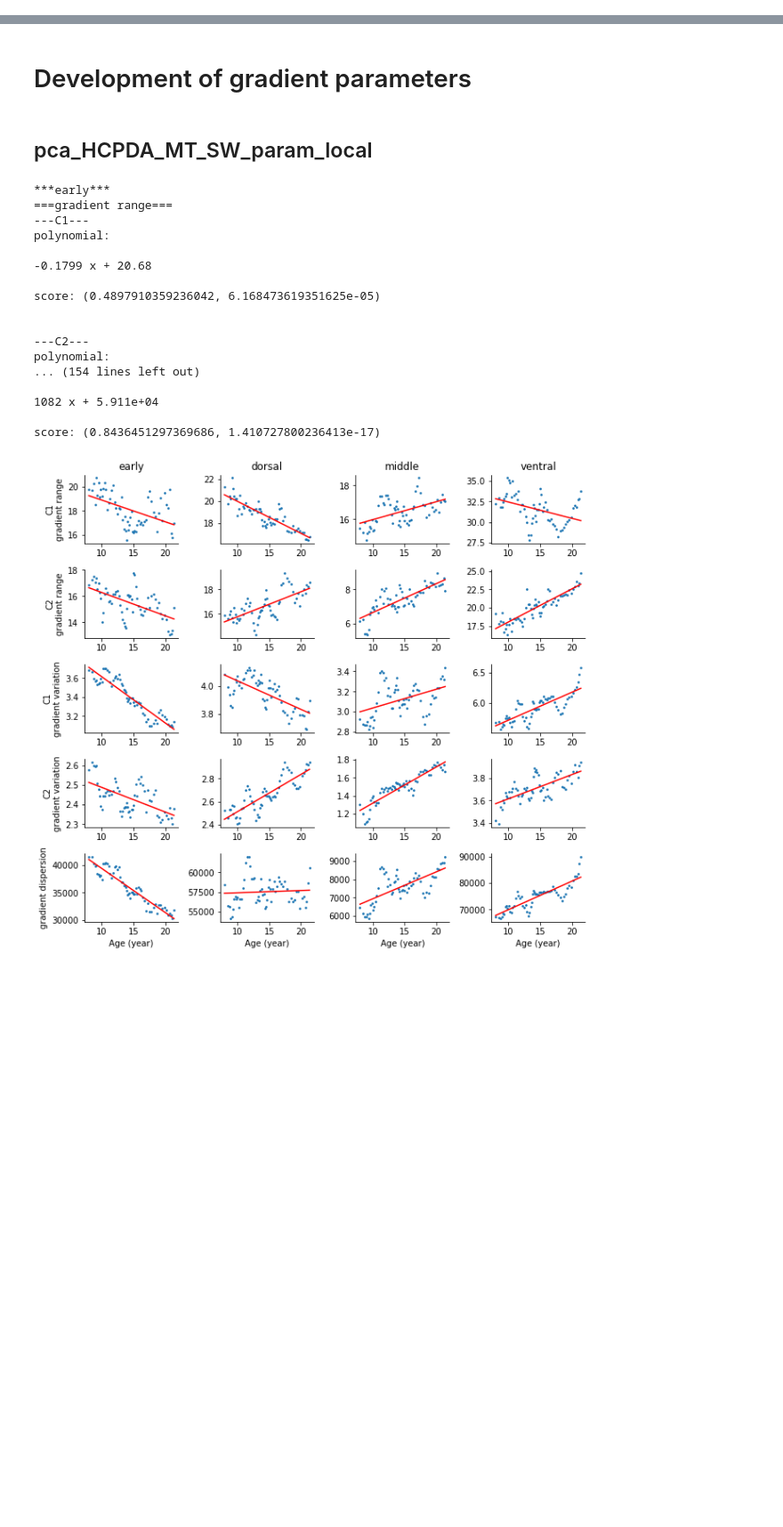
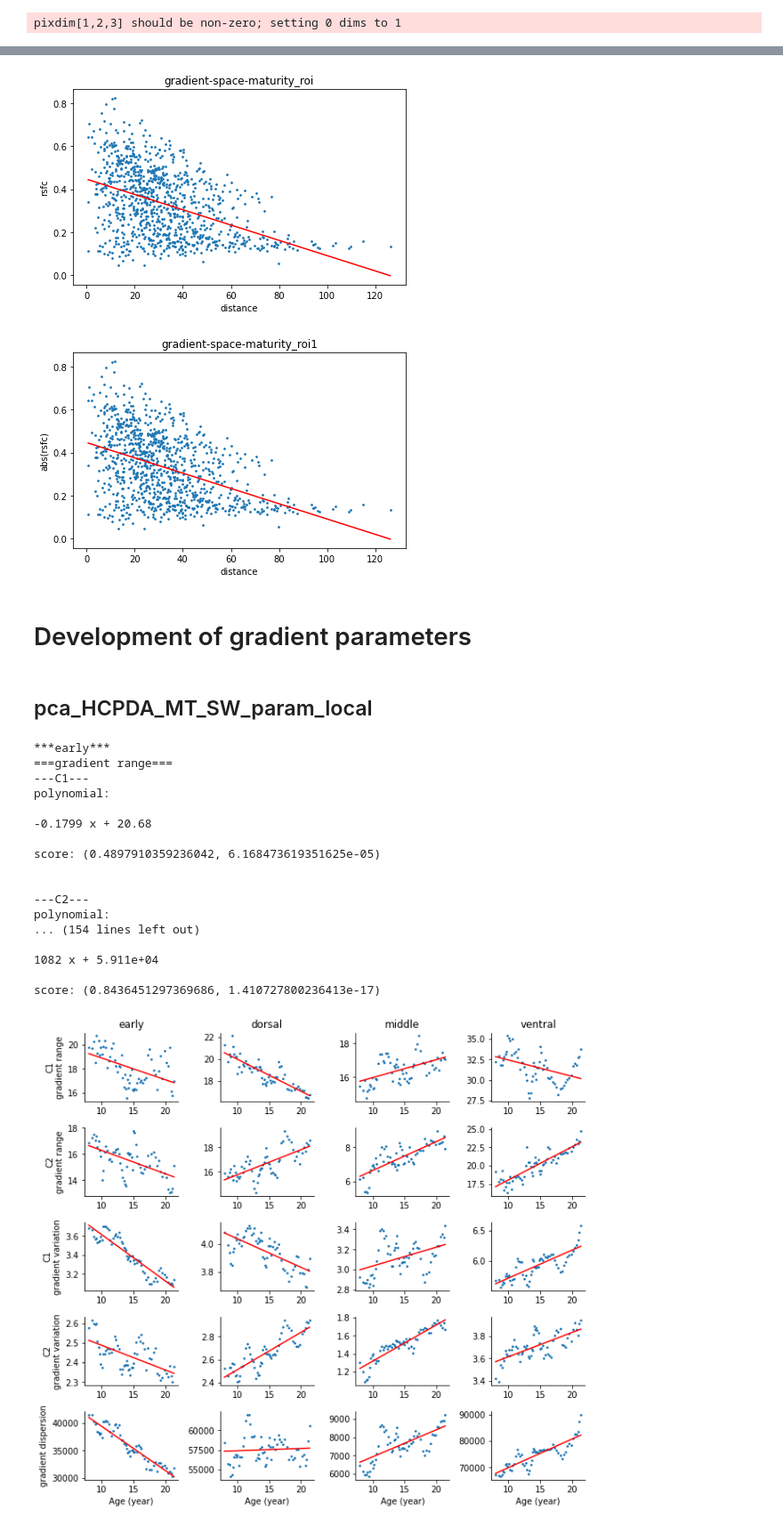
Before and after one commit to BNUCNL/nibrain, a Jupyter notebook: cxy_visual_dev/scripts/plot_scatter.ipynb, the cells around one changed output, grey strips where cells are left out. Shown at 89% size. Saved outputs shown, nothing was run; the diff lists cells and outputs as text; code cells hidden in the pictures; blank space fills up the shorter version.

```diff
--- a/cxy_visual_dev/scripts/plot_scatter.ipynb
+++ b/cxy_visual_dev/scripts/plot_scatter.ipynb
@@ -18,0 +79,78 @@ if not os.path.isdir(work_dir):
+# %%
+out_name = 'gradient-space-maturity'
+# out_name = 'surface-space-control'
+atlas = Atlas('HCP-MMP')
+rois = get_rois('MMP-vis3-R')
+n_roi = len(rois)
+n_item = int((n_roi * n_roi - n_roi) / 2)
+idx_mat = np.tri(n_roi, k=-1, dtype=bool).T
+
+# prepare y
+rsfc_file = pjoin(proj_dir, 'data/HCP/HCPY-avg_RSFC_HCP-MMP.pkl')
+rsfc_data = pkl.load(open(rsfc_file, 'rb'))
+roi_indices = [rsfc_data['roi_name'].index(i) for i in rois]
+rsfc_mat = rsfc_data['matrix'][roi_indices][:, roi_indices]
+assert np.all(np.diag(rsfc_mat) == 1)
+y = rsfc_mat[idx_mat]
+
+if out_name == 'gradient-space-maturity':
+    # prepare x (梯度空间)
+    n_pc = 2
+    pc_maps = nib.load(pjoin(
+            anal_dir, 'decomposition/HCPY-M+T_MMP-vis3-R_zscore1_PCA-subj.dscalar.nii'
+        )).get_fdata()[:n_pc]
+    coords = np.zeros((n_roi, n_pc))
+    for roi_idx, roi in enumerate(rois):
+        mask = atlas.get_mask(roi)[0]
+        coords[roi_idx] = np.mean(pc_maps[:, mask], 1)
+    x = pdist(coords)
+
+elif out_name == 'surface-space-control':
+    # prepare x （surface空间）
+    gdist_file = pjoin(anal_dir, 'gdist/gdist-between-all-pair-vtx_MMP-vis3-R.pkl')
+    gdist = pkl.load(open(gdist_file, 'rb'))
+    vertices = gdist['vtx_number_in_32k_fs_R'].tolist()
+    reader = CiftiReader(mmp_map_file)
+    mask = reader.get_data('CIFTI_STRUCTURE_CORTEX_RIGHT', True)[0]
+    roi2indices = {}
+    for roi in rois:
+        vertices_roi = np.where(mask == atlas.roi2label[roi])[0]
+        indices = [vertices.index(vtx) for vtx in vertices_roi]
+        roi2indices[roi] = indices
+    x = np.zeros(n_item)
+    x_idx = 0
+    for s_idx, roi1 in enumerate(rois[:-1], 1):
+        indices1 = roi2indices[roi1]
+        ds1 = gdist['gdist'][indices1]
+        for roi2 in rois[s_idx:]:
+            indices2 = roi2indices[roi2]
+            ds2 = ds1[:, indices2]
+            x[x_idx] = np.mean(ds2)
+            x_idx += 1
+
+else:
+    raise ValueError
+
+fig, ax = plt.subplots(1, 1)
+plot_polyfit(x, y, 1, color='r', s=3, ax=ax)
+ax.set_xlabel('distance')
+ax.set_ylabel('rsfc')
+ax.set_title(f'{out_name}_roi')
+fig.tight_layout()
+fig.savefig(pjoin(work_dir, f'{out_name}_roi.jpg'))
+print('pearsonr', pearsonr(x, y))
+print(spearmanr(x, y))
+
+print('\n---abs---')
+y1 = np.abs(y)
+fig1, ax1 = plt.subplots(1, 1)
+plot_polyfit(x, y1, 1, color='r', s=3, ax=ax1)
+ax1.set_xlabel('distance')
+ax1.set_ylabel('abs(rsfc)')
+ax1.set_title(f'{out_name}_roi1')
+fig1.tight_layout()
+fig1.savefig(pjoin(work_dir, f'{out_name}_roi1.jpg'))
+print('pearsonr', pearsonr(x, y1))
+print(spearmanr(x, y1))
+# %% [output]
+pixdim[1,2,3] should be non-zero; setting 0 dims to 1
@@ -19,3 +173,5 @@ if not os.path.isdir(work_dir):
+[figure, added]
+[figure, added]
 # %% [markdown]
 # Development of gradient parameters
 # %% [markdown]
```
Also changed, not shown: parts of 6 cells of this notebook, 4 other files.
